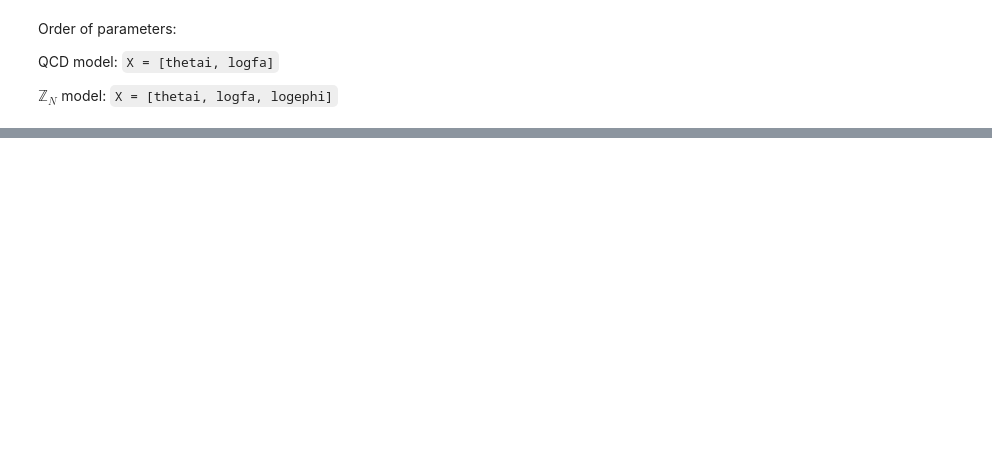
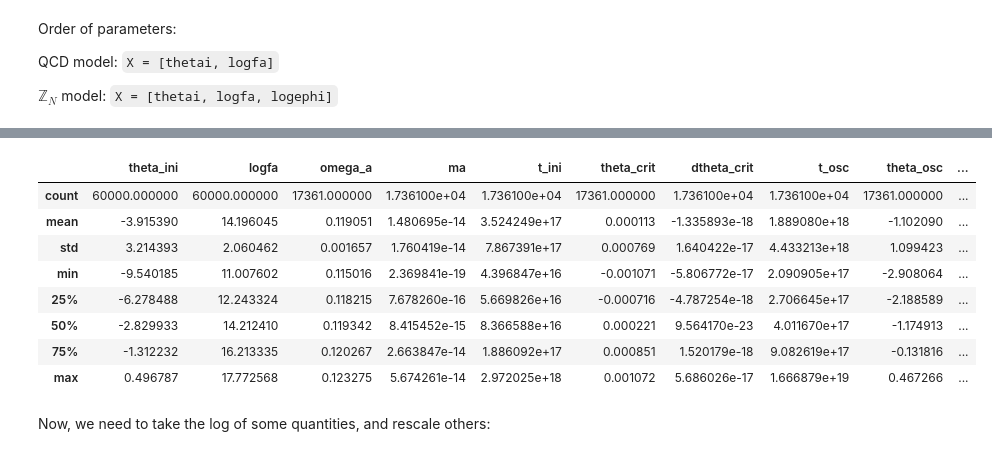
Before and after one commit to ManuelBuenAbad/axion_mcmc, a Jupyter notebook: axion_evol.ipynb, the cells around one changed output, grey strips where cells are left out. Cells and saved outputs as stored; diff of their text form; code cells hidden in the pictures; blank space fills up the shorter version.

```diff
--- a/axion_evol.ipynb
+++ b/axion_evol.ipynb
@@ -4375,0 +4818,6 @@ p0 = np.random.rand(nwalkers, ndim)
+# %%
+model = 'QCD'
+# model = 'ZN'
+
+logthetai = False
+# logthetai = True
@@ -4375,0 +4834,5 @@ p0 = np.random.rand(nwalkers, ndim)
+# %%
+# Set up the backend
+filename = backend_file(model, logthetai)
+backend = emcee.backends.HDFBackend(filename)
+backend.reset(nwalkers, ndim_model[model])
@@ -4375,0 +4936,3 @@ p0 = np.random.rand(nwalkers, ndim)
+# %%
+# Open the backend in read-only mode
+reader = emcee.backends.HDFBackend(filename, read_only=True)
@@ -4375,0 +4941,12 @@ p0 = np.random.rand(nwalkers, ndim)
+# %%
+# Extract samples and blobs
+log_prob_chain = reader.get_log_prob(discard=0, flat=True)
+flat_samples = reader.get_chain(discard=0, flat=True)       # shape (nwalkers*nsteps, 2)
+flat_blobs = reader.get_blobs(discard=0, flat=True)       # shape (nwalkers*nsteps, 2)
+
+# obtaining the names of the columns
+col_names = (param_names_model[model, logthetai] + blob_names_model[model] + ['log_prob'])
+
+# turn it into a pandas dataframe
+data = np.hstack([flat_samples, flat_blobs, log_prob_chain.reshape(-1, 1)])
+df = pd.DataFrame(data, columns=col_names)
@@ -4375,0 +4962,14 @@ p0 = np.random.rand(nwalkers, ndim)
+# %%
+df.describe(include='all')
+# %% [output]
+|  | theta_ini | logfa | omega_a | ma | t_ini | theta_crit | dtheta_crit | t_osc | theta_osc | ... |
+| count | 60000.000000 | 60000.000000 | 17361.000000 | 1.736100e+04 | 1.736100e+04 | 17361.000000 | 1.736100e+04 | 1.736100e+04 | 17361.000000 | ... |
+| mean | -3.915390 | 14.196045 | 0.119051 | 1.480695e-14 | 3.524249e+17 | 0.000113 | -1.335893e-18 | 1.889080e+18 | -1.102090 | ... |
+| std | 3.214393 | 2.060462 | 0.001657 | 1.760419e-14 | 7.867391e+17 | 0.000769 | 1.640422e-17 | 4.433213e+18 | 1.099423 | ... |
+| min | -9.540185 | 11.007602 | 0.115016 | 2.369841e-19 | 4.396847e+16 | -0.001071 | -5.806772e-17 | 2.090905e+17 | -2.908064 | ... |
+| 25% | -6.278488 | 12.243324 | 0.118215 | 7.678260e-16 | 5.669826e+16 | -0.000716 | -4.787254e-18 | 2.706645e+17 | -2.188589 | ... |
+| 50% | -2.829933 | 14.212410 | 0.119342 | 8.415452e-15 | 8.366588e+16 | 0.000221 | 9.564170e-23 | 4.011670e+17 | -1.174913 | ... |
+| 75% | -1.312232 | 16.213335 | 0.120267 | 2.663847e-14 | 1.886092e+17 | 0.000851 | 1.520179e-18 | 9.082619e+17 | -0.131816 | ... |
+| max | 0.496787 | 17.772568 | 0.123275 | 5.674261e-14 | 2.972025e+18 | 0.001072 | 5.686026e-17 | 1.666879e+19 | 0.467266 | ... |
+# %% [markdown]
+Now, we need to take the log of some quantities, and rescale others:
```
Also changed, not shown: parts of 131 cells of this notebook, 1 other file.
